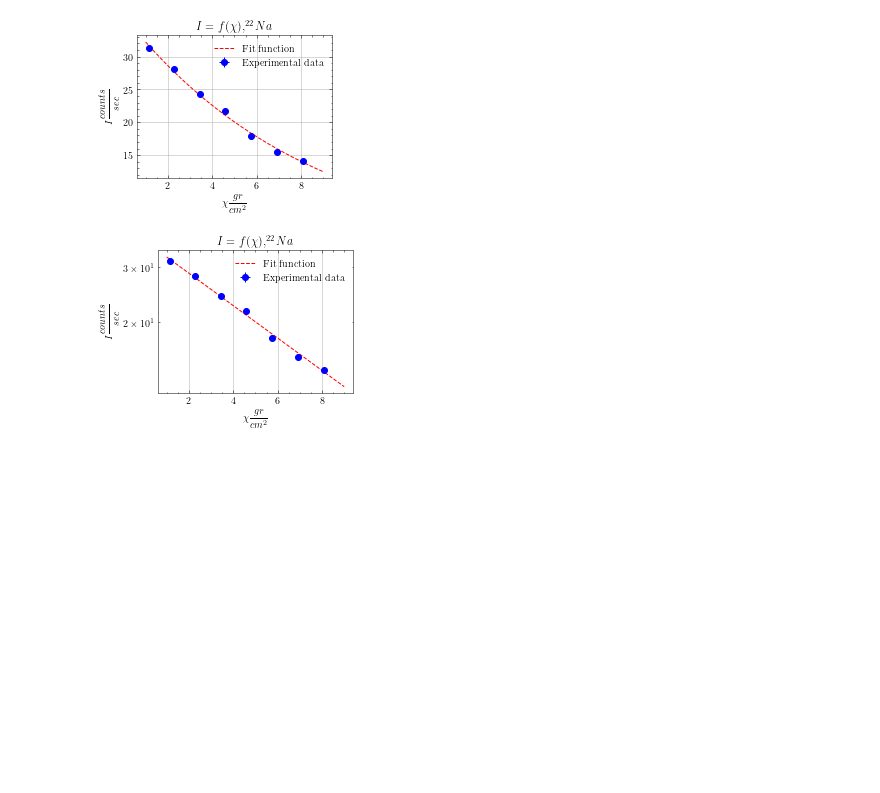
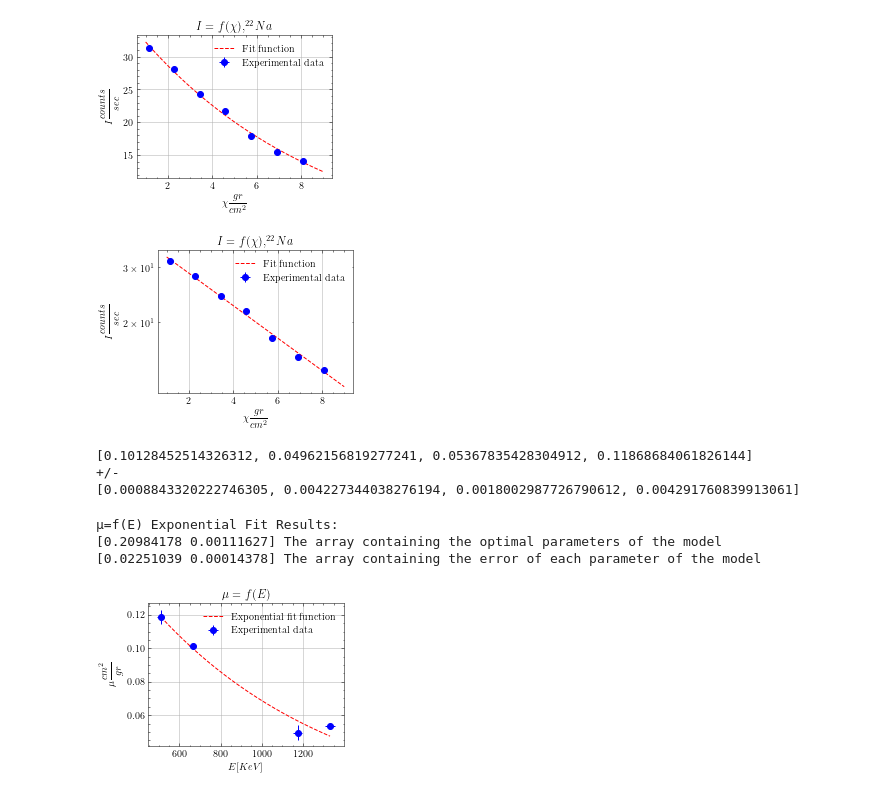
Before and after one commit to GiorgosChr/PHY-322-Analysis, a Jupyter notebook: Exp9/Analysis.ipynb, the cells around one changed output. Drawn from its saved outputs; the diff is of its cells as text; code cells hidden in the pictures; blank space fills up the shorter version.

```diff
--- a/Exp9/Analysis.ipynb
+++ b/Exp9/Analysis.ipynb
@@ -71,6 +77,8 @@ popt, pcov = curve_fit(fit, x_co1, I_co1, p0=(556, 1))
 print("Co-60 - 1 Fit results:")
 print(popt)
 print(np.sqrt(np.diag(pcov)))
+mu.insert(1, popt[1])
+mu_error.insert(1, np.sqrt(np.diag(pcov))[1])
 
 plt.errorbar(x_co1, I_co1, errors, errors, 'bo')
 plt.plot(x, fit(x, *popt), 'r--')
@@ -107,6 +115,8 @@ popt, pcov = curve_fit(fit, x_co2, I_co2, p0=(455, 1))
 print("Co-60 - 2 Fit results:")
 print(popt)
 print(np.sqrt(np.diag(pcov)))
+mu.insert(2, popt[1])
+mu_error.insert(2, np.sqrt(np.diag(pcov))[1])
 
 plt.errorbar(x_co2, I_co2, errors, errors, 'bo')
 plt.plot(x, fit(x, *popt), 'r--')
@@ -144,6 +154,8 @@ popt, pcov = curve_fit(fit, x_na, I_na, p0=(112, 1))
 print("Na-22 Fit results:")
 print(popt)
 print(np.sqrt(np.diag(pcov)))
+mu.insert(3, popt[1])
+mu_error.insert(3, np.sqrt(np.diag(pcov))[1])
 
 plt.errorbar(x_na, I_na, errors, errors, 'bo')
 plt.plot(x, fit(x, *popt), 'r--')
@@ -172,3 +184,36 @@ Na-22 Fit results:
 [0.62373688 0.00429176]
 [figure]
 [figure]
+# %%
+#We create E and E_Error in order to plot μ=f(E)
+E = [663.6, 1174.09, 1331.69, 508.9]
+E_error = [17.8, 20.7, 23.5, 16.3]
+print(mu)
+print("+/-")
+print(mu_error)
+# %% [output]
+[0.10128452514326312, 0.04962156819277241, 0.05367835428304912, 0.11868684061826144]
++/-
+[0.0008843320222746305, 0.004227344038276194, 0.0018002987726790612, 0.004291760839913061]
+# %%
+#We will fit an exponential function to our data(Ε, μ) in order to find a correlation between them
+popt, pcov = curve_fit(fit, E, mu, p0=(0.00001, 0.00001))
+print("μ=f(E) Exponential Fit Results:")
+print(popt, "The array containing the optimal parameters of the model")
+print(np.sqrt(np.diag(pcov)), "The array containing the error of each parameter of the model")
+
+
+x = np.linspace(511, 1331.69, 100000)
+plt.errorbar(E, mu, mu_error, E_error,'bo')
+plt.plot(x, fit(x, *popt), 'r--')
+plt.grid()
+plt.title('$\mu = f(E)$')
+plt.xlabel('$E [KeV]$')
+plt.ylabel('$\mu \dfrac{cm^2}{gr}$')
+plt.legend(['Exponential fit function', 'Experimental data'])
+plt.savefig('mu.png', dpi=500)
+# %% [output]
+μ=f(E) Exponential Fit Results:
+[0.20984178 0.00111627] The array containing the optimal parameters of the model
+[0.02251039 0.00014378] The array containing the error of each parameter of the model
+[figure, added]
```
Also changed, not shown: parts of 1 cell of this notebook.
